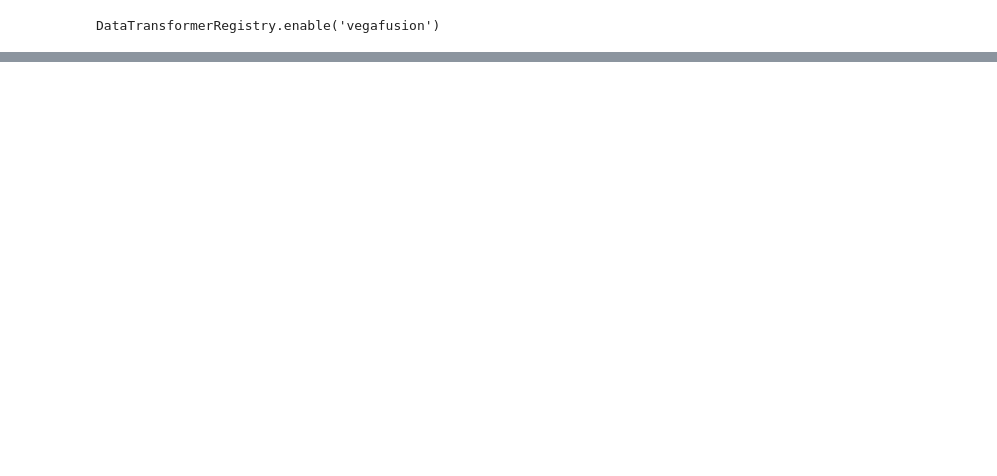
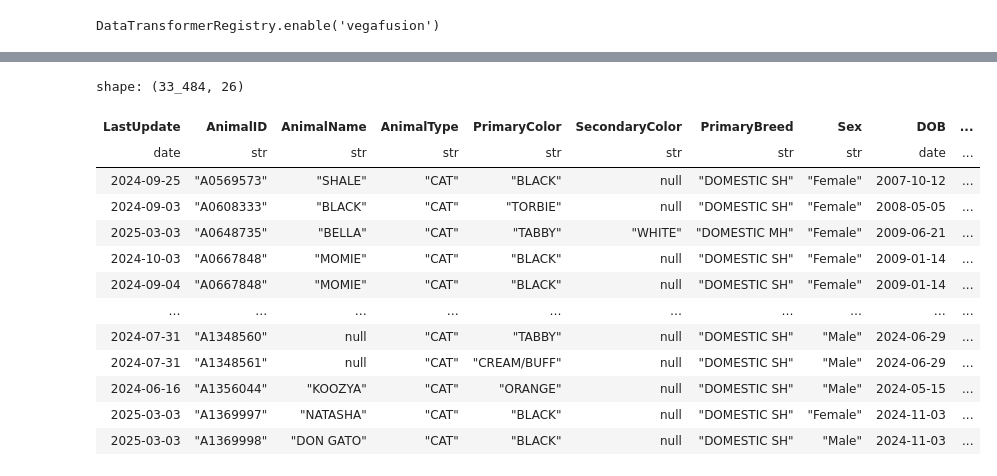
Before and after one commit to StarDylan/San-Jose-Animal-Shelter-Analysis, a Jupyter notebook: explore.ipynb, the cells around one changed output, grey strips where cells are left out. Saved outputs shown, nothing was run; the diff lists cells and outputs as text; code cells hidden in the pictures; blank space fills up the shorter version.

```diff
--- a/explore.ipynb
+++ b/explore.ipynb
@@ -29,3 +29,20 @@ for index_val in range(5):
 [interactive output not drawn]
 [interactive output not drawn]
 [interactive output not drawn]
+# %%
+df
+# %% [output]
+shape: (33_484, 26)
+| LastUpdate | AnimalID | AnimalName | AnimalType | PrimaryColor | SecondaryColor | PrimaryBreed | Sex | DOB | ... |
+| date | str | str | str | str | str | str | str | date | ... |
+| 2024-09-25 | "A0569573" | "SHALE" | "CAT" | "BLACK" | null | "DOMESTIC SH" | "Female" | 2007-10-12 | ... |
+| 2024-09-03 | "A0608333" | "BLACK" | "CAT" | "TORBIE" | null | "DOMESTIC SH" | "Female" | 2008-05-05 | ... |
+| 2025-03-03 | "A0648735" | "BELLA" | "CAT" | "TABBY" | "WHITE" | "DOMESTIC MH" | "Female" | 2009-06-21 | ... |
+| 2024-10-03 | "A0667848" | "MOMIE" | "CAT" | "BLACK" | null | "DOMESTIC SH" | "Female" | 2009-01-14 | ... |
+| 2024-09-04 | "A0667848" | "MOMIE" | "CAT" | "BLACK" | null | "DOMESTIC SH" | "Female" | 2009-01-14 | ... |
+| … | … | … | … | … | … | … | … | … | ... |
+| 2024-07-31 | "A1348560" | null | "CAT" | "TABBY" | null | "DOMESTIC SH" | "Male" | 2024-06-29 | ... |
+| 2024-07-31 | "A1348561" | null | "CAT" | "CREAM/BUFF" | null | "DOMESTIC SH" | "Male" | 2024-06-29 | ... |
+| 2024-06-16 | "A1356044" | "KOOZYA" | "CAT" | "ORANGE" | null | "DOMESTIC SH" | "Male" | 2024-05-15 | ... |
+| 2025-03-03 | "A1369997" | "NATASHA" | "CAT" | "BLACK" | null | "DOMESTIC SH" | "Female" | 2024-11-03 | ... |
+| 2025-03-03 | "A1369998" | "DON GATO" | "CAT" | "BLACK" | null | "DOMESTIC SH" | "Male" | 2024-11-03 | ... |
```
Also changed, not shown: parts of 7 cells of this notebook, 5 other files.
